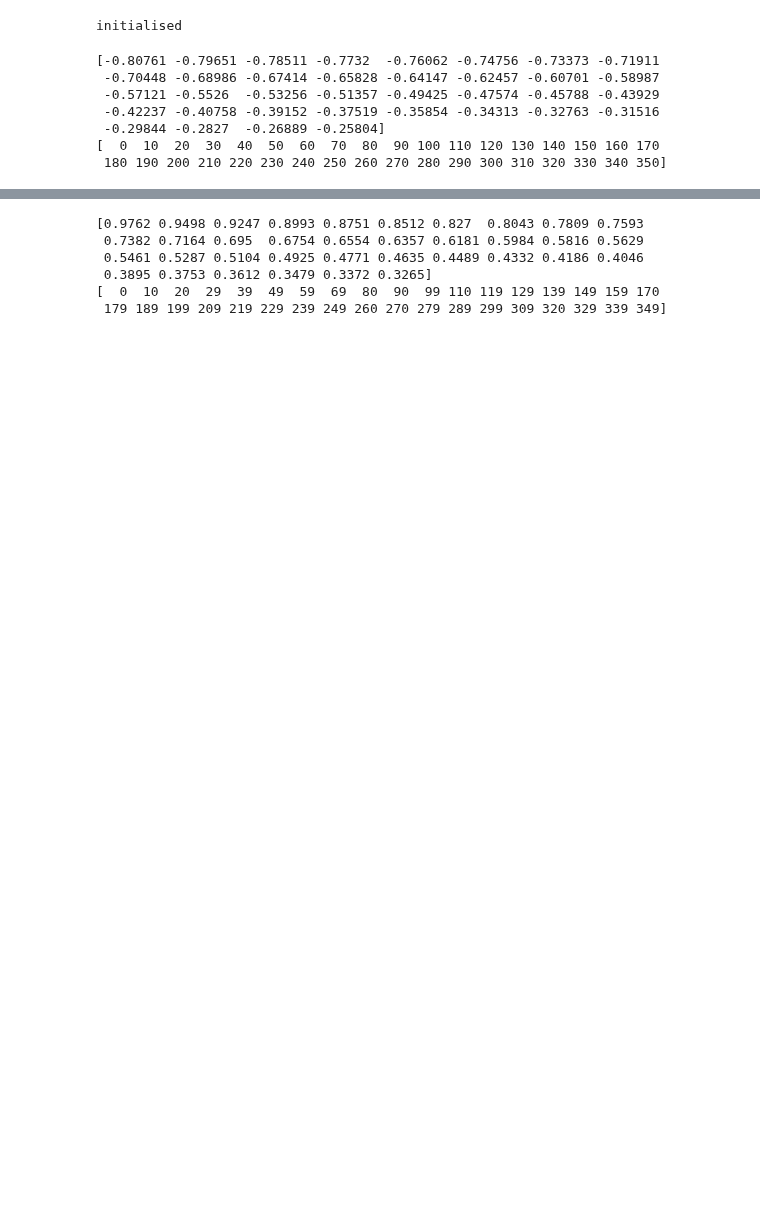
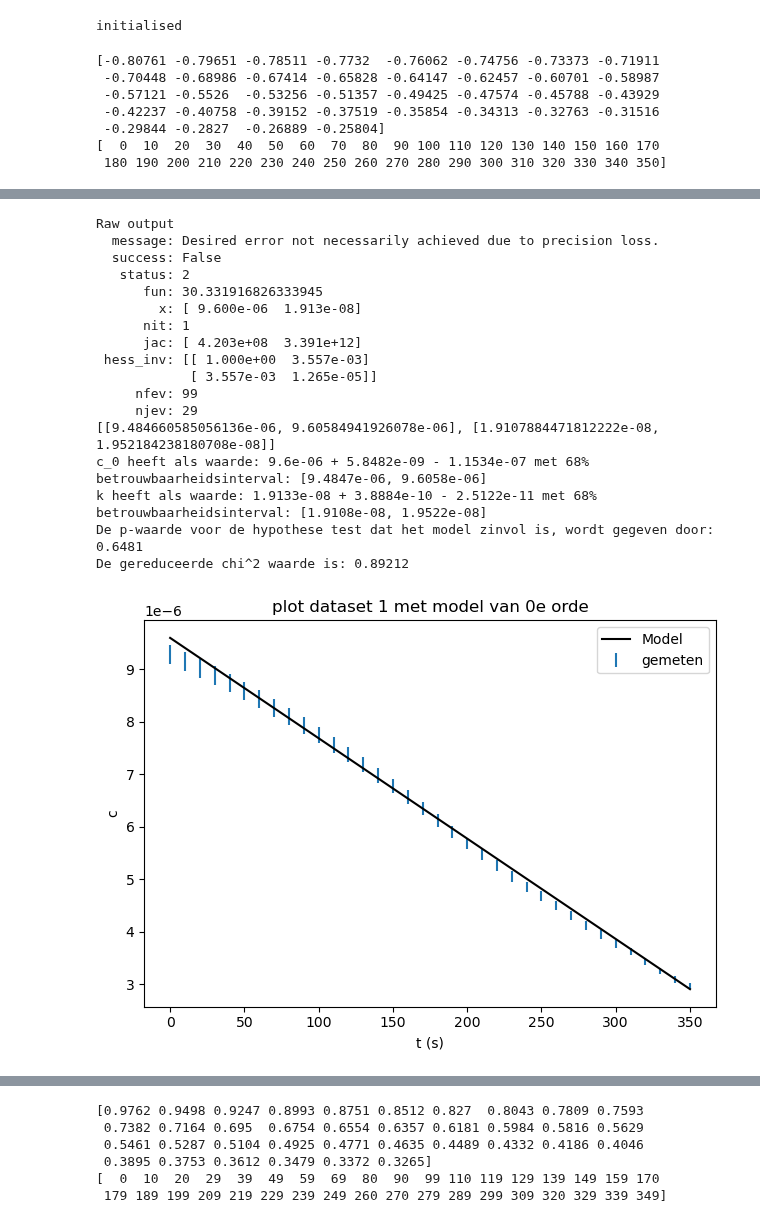
Before and after one commit to justlearning42/Experimentele_vscode, a Jupyter notebook: kinetica.ipynb, the cells around one changed output, grey strips where cells are left out. Drawn from its saved outputs; the diff is of its cells as text; code cells hidden in the pictures; blank space fills up the shorter version.

```diff
--- a/kinetica.ipynb
+++ b/kinetica.ipynb
@@ -108,4 +111,44 @@ De gereduceerde chi^2 waarde is: 2637.9
 [[9.6e-06, (4.8e-06, 1.0913041478450322e-10), 'S'], [2.1e-08, 1.05e-08, 'S'], [1.0, (-2.560450310057396, 27.884312560034726), 'S']]
   warnings.warn(msg, RuntimeWarning)
 [figure]
+# %%
+#we zien duidelijk dat het geen 2e orde is dus dat gooien we al weg
+# eerste set metingen 0e orde
+def initial_vals(x,y):
+    return [0.96e-5,2.1e-8]
+
+
+parameters = ['c_0', 'k', 'orde']
+outp = fit(parameters, snelheidsmodel_0eorde, initial_vals, tijden_set_1, concentraties_set_1, fouten_set_1)
+parameterwaarden = [fitwaarde[0] for fitwaarde in outp]
+
+
+fig,ax = plt.subplots(1,1)
+ax.errorbar(tijden_set_1,concentraties_set_1,linestyle = '', label = 'gemeten', yerr = fouten_set_1)
+ax.set_ylabel('c')
+t = np.linspace(0,350)
+ax.plot(t, snelheidsmodel_0eorde(t, parameterwaarden),color = 'black',label = 'Model')
+ax.set_title('plot dataset 1 met model van 0e orde')
+ax.set_xlabel('t (s)')
+ax.legend()
+plt.tight_layout();plt.show()
+# %% [output]
+Raw output
+  message: Desired error not necessarily achieved due to precision loss.
+  success: False
+   status: 2
+      fun: 30.331916826333945
+        x: [ 9.600e-06  1.913e-08]
+      nit: 1
+      jac: [ 4.203e+08  3.391e+12]
+ hess_inv: [[ 1.000e+00  3.557e-03]
+            [ 3.557e-03  1.265e-05]]
+     nfev: 99
+     njev: 29
+[[9.484660585056136e-06, 9.60584941926078e-06], [1.9107884471812222e-08, 1.952184238180708e-08]]
+c_0 heeft als waarde: 9.6e-06 + 5.8482e-09 - 1.1534e-07 met 68% betrouwbaarheidsinterval: [9.4847e-06, 9.6058e-06]
+k heeft als waarde: 1.9133e-08 + 3.8884e-10 - 2.5122e-11 met 68% betrouwbaarheidsinterval: [1.9108e-08, 1.9522e-08]
+De p-waarde voor de hypothese test dat het model zinvol is, wordt gegeven door: 0.6481
+De gereduceerde chi^2 waarde is: 0.89212
+[figure, added]
 # %%
```
Also changed, not shown: parts of 6 cells of this notebook.
